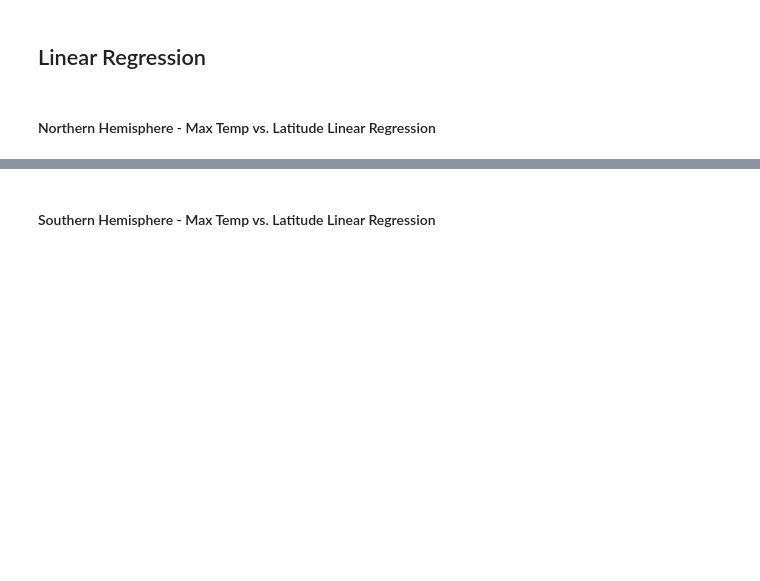
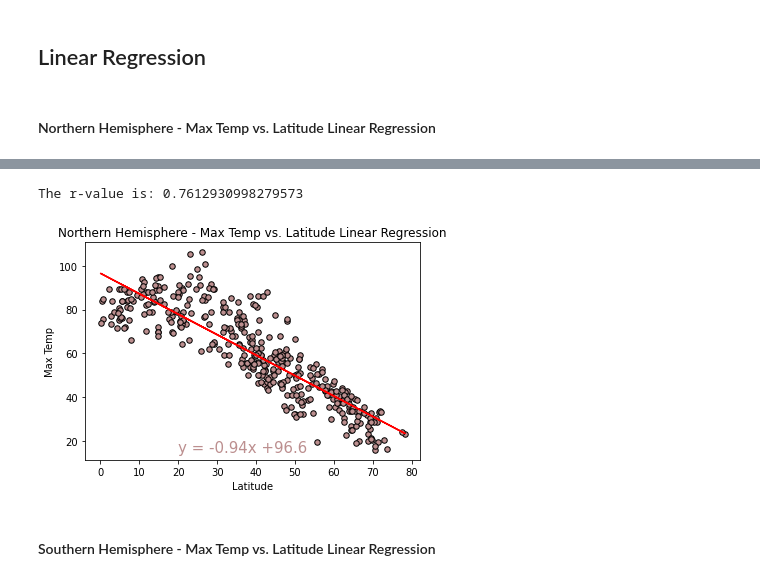
Before and after one commit to Sunny419-hub/python-api-challenge, a Jupyter notebook: WeatherPy/WeatherPy.ipynb, the cells around one changed output, grey strips where cells are left out. Saved outputs shown, nothing was run; the diff lists cells and outputs as text; code cells hidden in the pictures; blank space fills up the shorter version.

```diff
--- a/WeatherPy/WeatherPy.ipynb
+++ b/WeatherPy/WeatherPy.ipynb
@@ -240,4 +267,9 @@ plt.show()
 # %% [markdown]
 ## Linear Regression
+# %%
+#Northern Hemisphere
+northern_hph = weather_dataf[weather_dataf['Lat'] >= 0]
+#Southern Hemisphere
+southern_hph = weather_dataf[weather_dataf['Lat'] < 0]
 # %% [markdown]
 ####  Northern Hemisphere - Max Temp vs. Latitude Linear Regression
@@ -248,2 +276,28 @@ The r-value is: 0.46937863826630627
+# %%
+# Perform a linear regression on temperature vs. latitude
+x_values = northern_hph['Lat']
+y_values = northern_hph['Max Temp']
+(slope, intercept, rvalue, pvalue, stderr) = linregress(x_values, y_values)
+# Get regression values
+regress_values = x_values * slope + intercept
+# Create Plot
+plt.scatter(x_values,y_values,c="rosybrown", s=30,marker="o",edgecolors='black')
+plt.plot(x_values,regress_values,"r-")
+# Label plot and annotate the line equation
+plt.title(f'Northern Hemisphere - Max Temp vs. Latitude Linear Regression')
+plt.xlabel('Latitude')
+plt.ylabel('Max Temp')
+# Create line equation string
+line_eq = "y = " + str(round(slope,2)) + "x +" + str(round(intercept,2))
+plt.annotate(line_eq,(20,15),fontsize=15,color="rosybrown")
+# Print r value
+print(f"The r-value is: {rvalue**2}")
+# Save the figure
+plt.savefig('NMaxTempvs.LatitudeLR.png')
+# Show plot
+plt.show()
+# %% [output]
+The r-value is: 0.7612930998279573
+[figure, added]
 # %% [markdown]
 ####  Southern Hemisphere - Max Temp vs. Latitude Linear Regression
```
Also changed, not shown: parts of 21 cells of this notebook, 14 other files.
